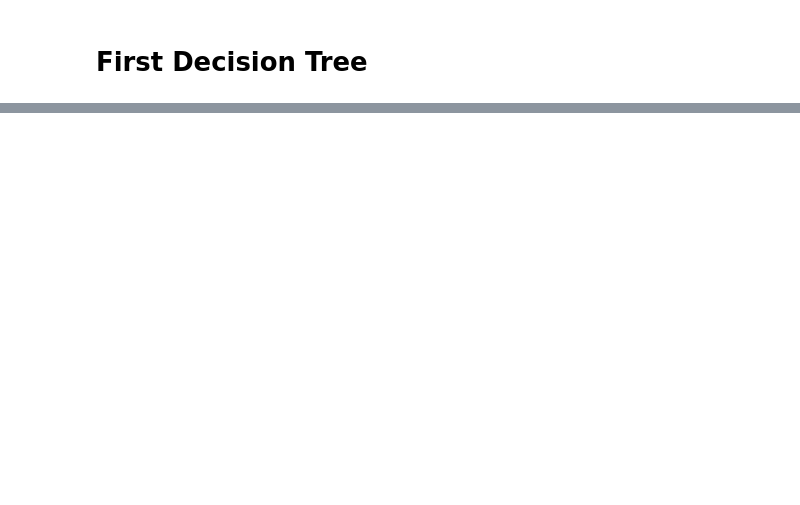
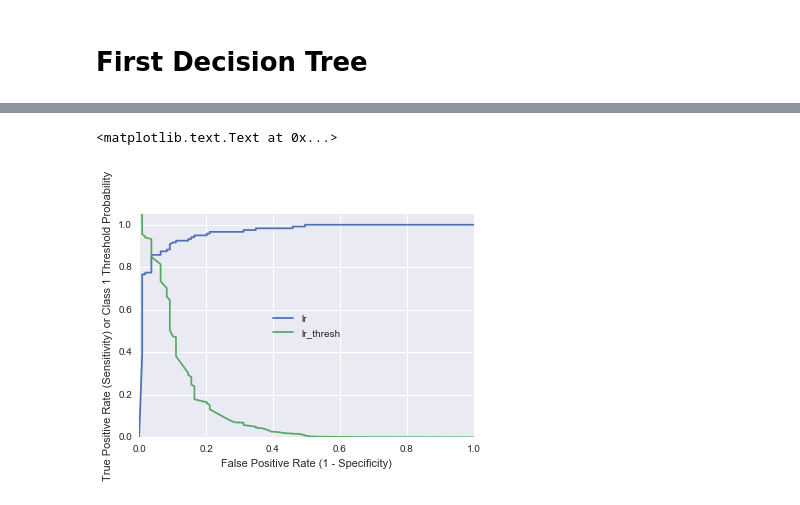
Before and after one commit to caromedellin/Python-notes, a Jupyter notebook: exploratory-data-analysis/Final Project.ipynb, the cells around one changed output, grey strips where cells are left out. Cells and saved outputs as stored; diff of their text form; code cells hidden in the pictures; blank space fills up the shorter version.

```diff
--- a/exploratory-data-analysis/Final Project.ipynb
+++ b/exploratory-data-analysis/Final Project.ipynb
@@ -368,0 +849,12 @@ features.head()
+# %%
+# plot LR and RF model ROC curves
+sns.plt.plot(fpr_lr, tpr_lr,label="lr")
+sns.plt.plot(fpr_lr,thresholds_lr, label="lr_thresh")
+sns.plt.xlim([0, 1])
+sns.plt.ylim([0, 1.05])
+sns.plt.legend(loc="center")
+sns.plt.xlabel('False Positive Rate (1 - Specificity)')
+sns.plt.ylabel('True Positive Rate (Sensitivity) or Class 1 Threshold Probability')
+# %% [output]
+<matplotlib.text.Text at 0x...>
+[figure, added]
```
Also changed, not shown: parts of 76 cells of this notebook.
